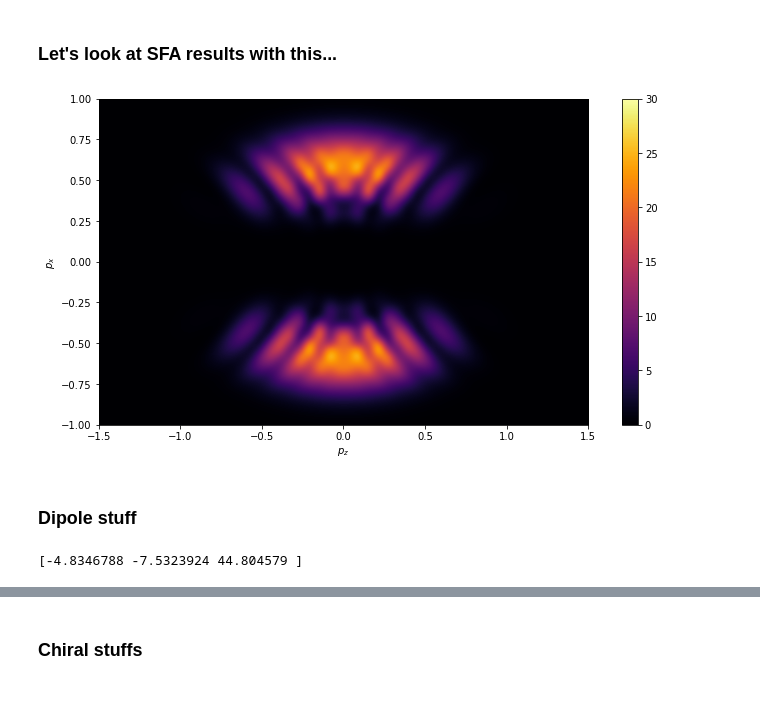
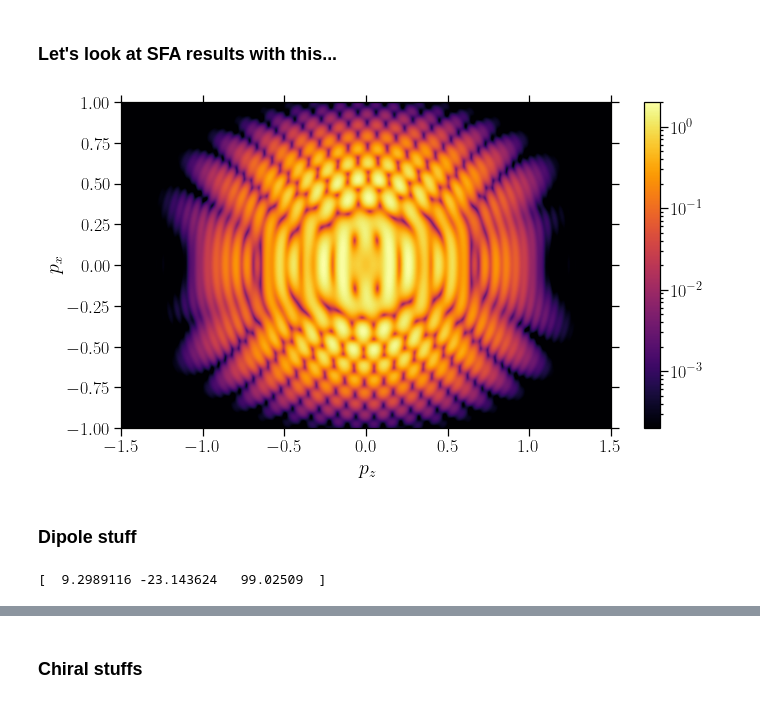
Before and after one commit to EmilHansen1/SFA_OAM_Linear, a Jupyter notebook: molecule_matching.ipynb, the cells around one changed output, grey strips where cells are left out. Drawn from its saved outputs; the diff is of its cells as text; code cells hidden in the pictures.

```diff
--- a/molecule_matching.ipynb
+++ b/molecule_matching.ipynb
@@ -21,13 +45,17 @@ omega = 0.057     # Frequency of light
 Up = 0.22         # Ponderomotive potential
 CEP = np.pi/2     # This choice should make things symmetric
 # %%
-def plot_M_grid(M_grid, px_list, pz_list, log=False, log_scale = 1e-4):
+def plot_M_grid(M_grid, px_list, pz_list, log=False, log_scale=1e-4, is_square=False, save=False):
     """
     Function to plot the calculated grids
     """
     plt.figure(facecolor='white', figsize=(12,6))
 
-    M2_grid = np.abs(M_grid)**2
+    if not is_square:
+        M2_grid = np.abs(M_grid)**2
+    else:
+        M2_grid = M_grid.copy()
+
     MMax = np.max(M2_grid)
 
     if log:
@@ -41,7 +69,30 @@ def plot_M_grid(M_grid, px_list, pz_list, log=False, log_scale = 1e-4):
     plt.ylabel("$p_x$")
     plt.xlabel("$p_z$")
     plt.colorbar()
+    if save:
+        plt.savefig('M_plot.png', bbox_inches='tight')
+
     plt.show()
+
+
+def plot_wavefunc(clm_array, iso=0.03, l=5, n=100):
+    x, y, z = np.mgrid[-l:l:n*1j, -l:l:n*1j, -l:l:n*1j]
+    mlab.figure(1, fgcolor=(1, 1, 1), bgcolor=(1, 1, 1))
+    orbital = np.real(se.eval_asymptotic_cart(x, y, z, clm_array, Ip))
+
+    mlab.contour3d(orbital, contours=[iso], transparent=False, color=(1, 0, 0))
+    mlab.contour3d(orbital, contours=[-iso], transparent=False, color=(0, 0, 1))
+    mlab.show()
+
+
+def load_lebedev(file_name):
+    """
+    Loads the quad-points to be used in Lebedev quad. integration
+    """
+    phi, theta, w = np.loadtxt('Lebedev/' + file_name + '.txt', skiprows=1, unpack=True)
+    theta = np.deg2rad(theta)
+    phi = np.deg2rad([phi_i if phi_i >= 0 else 360 + phi_i for phi_i in phi])
+    return theta, phi, w
 # %%
 file_name = 'output_files/allene_align_Cl.out'
 #center1 = np.array([-0.0006371178, -0.0012884863, 1.4927029103])
@@ -146,24 +246,24 @@ plt.show()
 # %% [markdown]
 ### Let's look at SFA results with this...
 # %%
-N = 50
-pz_list = np.linspace(-1.5, 1.5, N)
+N = 75
+pz_list = np.linspace(-1.5, 1.5, int(3/2*N))
 px_list = np.linspace(-1, 1., N)
 pzGrid, pxGrid = np.meshgrid(pz_list, px_list)
 py = 0.
 # %%
-SP_asymp_martiny = SFA_Lin.SFALinearPulse(Ip, Up, omega, 2, CEP, target_="asymp_martiny")
+SP_asymp_martiny = SFA_Lin.SFALinearPulse(Ip, Up, omega, 5, CEP, target_="asymp_martiny")
 # %%
 M_grid = np.array(pool.starmap(SP_asymp_martiny.Mxz_List, zip(pxGrid, repeat(py), pzGrid, repeat(clm_array))))
 # %%
-plot_M_grid(M_grid, px_list, pz_list, log=False)
+plot_M_grid(M_grid, px_list, pz_list, log=True, log_scale=1e-4, save=True)
 # %% [output]
-[figure, old version]
+[figure, new version]
 # %% [markdown]
 ### Dipole stuff
 # %%
-alpha_list = np.array([-4.8346788E+00, -7.5323924E+00, 4.4804579E+01])
+alpha_list = np.array([9.2989116E+00, -2.3143624E+01, 9.9025090E+01])
 print(alpha_list)
 # %% [output]
-[-4.8346788 -7.5323924 44.804579 ]
+[  9.2989116 -23.143624   99.02509  ]
 # %%
```
Also changed, not shown: parts of 50 cells of this notebook.
